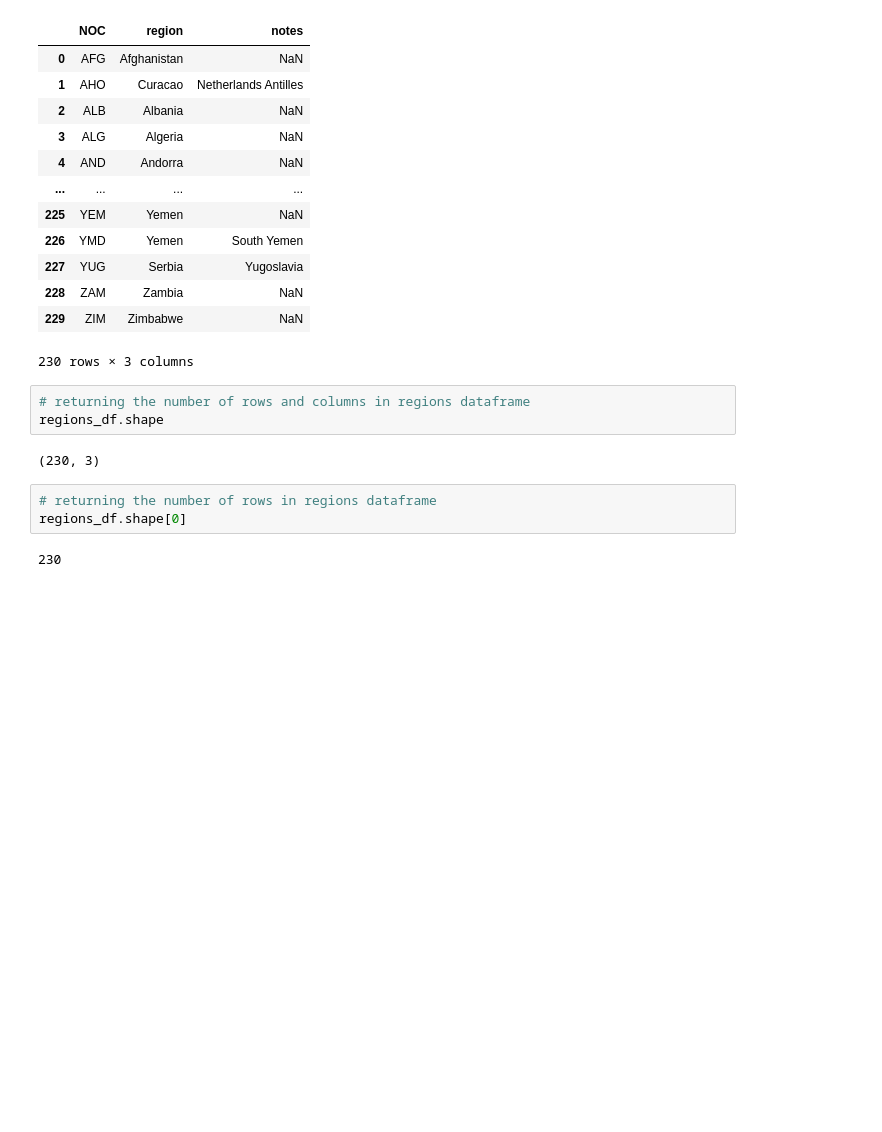
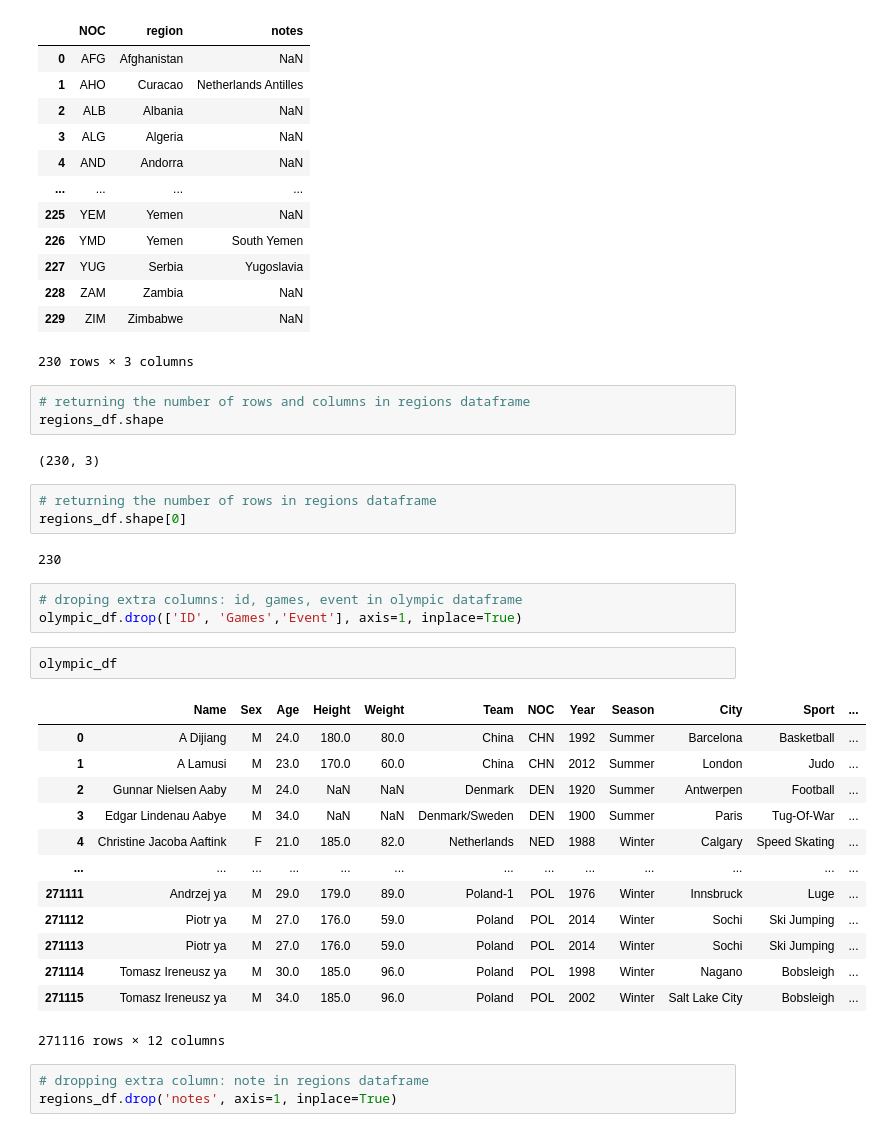
Before and after one commit to MaH1996SdN/Olympic_Games, a Jupyter notebook: Programming_Project_Olympic.ipynb, the cells around one changed output. Saved outputs shown, nothing was run; the diff lists cells and outputs as text; blank space fills up the shorter version.

Commit message:
cleaning some columns and merging two csv files

```diff
--- a/Programming_Project_Olympic.ipynb
+++ b/Programming_Project_Olympic.ipynb
@@ -125,3 +125,25 @@ regions_df.shape
 regions_df.shape[0]
 # %% [output]
 230
+# %%
+# droping extra columns: id, games, event in olympic dataframe
+olympic_df.drop(['ID', 'Games','Event'], axis=1, inplace=True)
+# %%
+olympic_df
+# %% [output]
+|  | Name | Sex | Age | Height | Weight | Team | NOC | Year | Season | City | Sport | ... |
+| 0 | A Dijiang | M | 24.0 | 180.0 | 80.0 | China | CHN | 1992 | Summer | Barcelona | Basketball | ... |
+| 1 | A Lamusi | M | 23.0 | 170.0 | 60.0 | China | CHN | 2012 | Summer | London | Judo | ... |
+| 2 | Gunnar Nielsen Aaby | M | 24.0 | NaN | NaN | Denmark | DEN | 1920 | Summer | Antwerpen | Football | ... |
+| 3 | Edgar Lindenau Aabye | M | 34.0 | NaN | NaN | Denmark/Sweden | DEN | 1900 | Summer | Paris | Tug-Of-War | ... |
+| 4 | Christine Jacoba Aaftink | F | 21.0 | 185.0 | 82.0 | Netherlands | NED | 1988 | Winter | Calgary | Speed Skating | ... |
+| ... | ... | ... | ... | ... | ... | ... | ... | ... | ... | ... | ... | ... |
+| 271111 | Andrzej ya | M | 29.0 | 179.0 | 89.0 | Poland-1 | POL | 1976 | Winter | Innsbruck | Luge | ... |
+| 271112 | Piotr ya | M | 27.0 | 176.0 | 59.0 | Poland | POL | 2014 | Winter | Sochi | Ski Jumping | ... |
+| 271113 | Piotr ya | M | 27.0 | 176.0 | 59.0 | Poland | POL | 2014 | Winter | Sochi | Ski Jumping | ... |
+| 271114 | Tomasz Ireneusz ya | M | 30.0 | 185.0 | 96.0 | Poland | POL | 1998 | Winter | Nagano | Bobsleigh | ... |
+| 271115 | Tomasz Ireneusz ya | M | 34.0 | 185.0 | 96.0 | Poland | POL | 2002 | Winter | Salt Lake City | Bobsleigh | ... |
+271116 rows × 12 columns
+# %%
+# dropping extra column: note in regions dataframe
+regions_df.drop('notes', axis=1, inplace=True)
```
Also changed, not shown: parts of 7 cells of this notebook.
